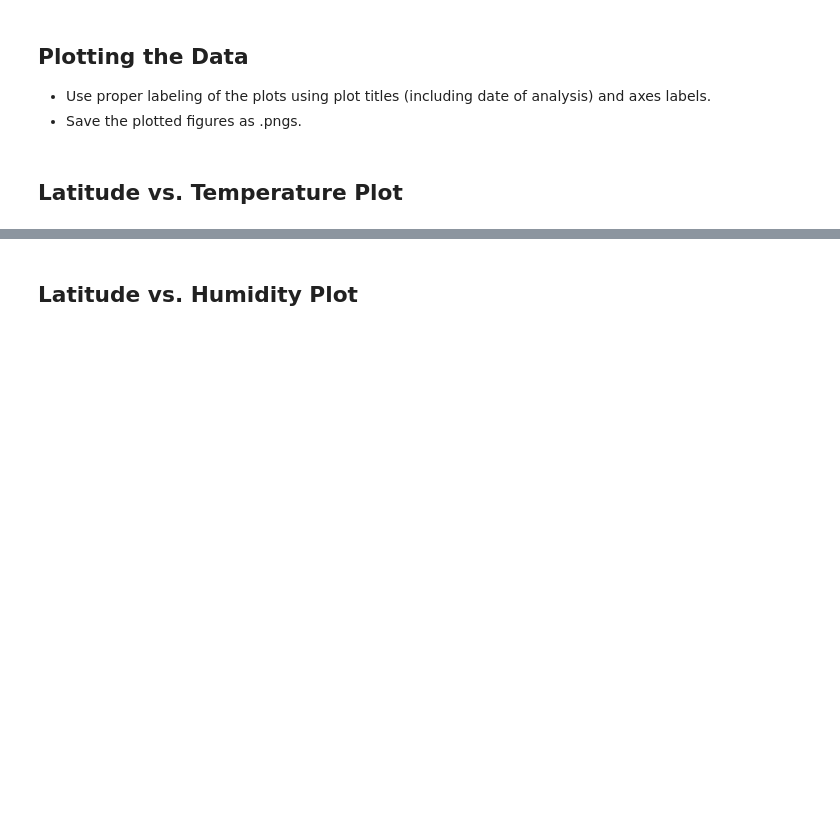
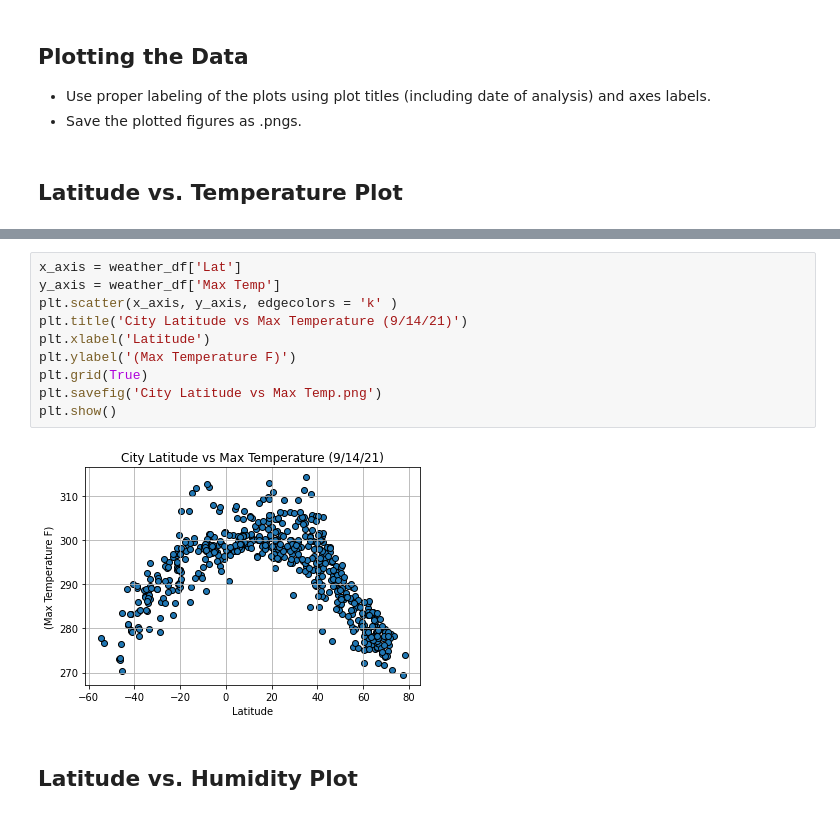
Before and after one commit to Bgood524/Python_API_Challenge, a Jupyter notebook: WeatherPy/WeatherPy.ipynb, the cells around one changed output, grey strips where cells are left out. Drawn from its saved outputs; the diff is of its cells as text; blank space fills up the shorter version.

Commit message:
begin scatter plots

```diff
--- a/WeatherPy/WeatherPy.ipynb
+++ b/WeatherPy/WeatherPy.ipynb
@@ -257,3 +247,15 @@ Int64Index([], dtype='int64')
+# %%
+x_axis = weather_df['Lat']
+y_axis = weather_df['Max Temp']
+plt.scatter(x_axis, y_axis, edgecolors = 'k' )
+plt.title('City Latitude vs Max Temperature (9/14/21)')
+plt.xlabel('Latitude')
+plt.ylabel('(Max Temperature F)')
+plt.grid(True)
+plt.savefig('City Latitude vs Max Temp.png')
+plt.show()
+# %% [output]
+[figure, added]
 # %% [markdown]
 ## Latitude vs. Humidity Plot
 # %%
```
Also changed, not shown: parts of 3 cells of this notebook, 1 other file.
